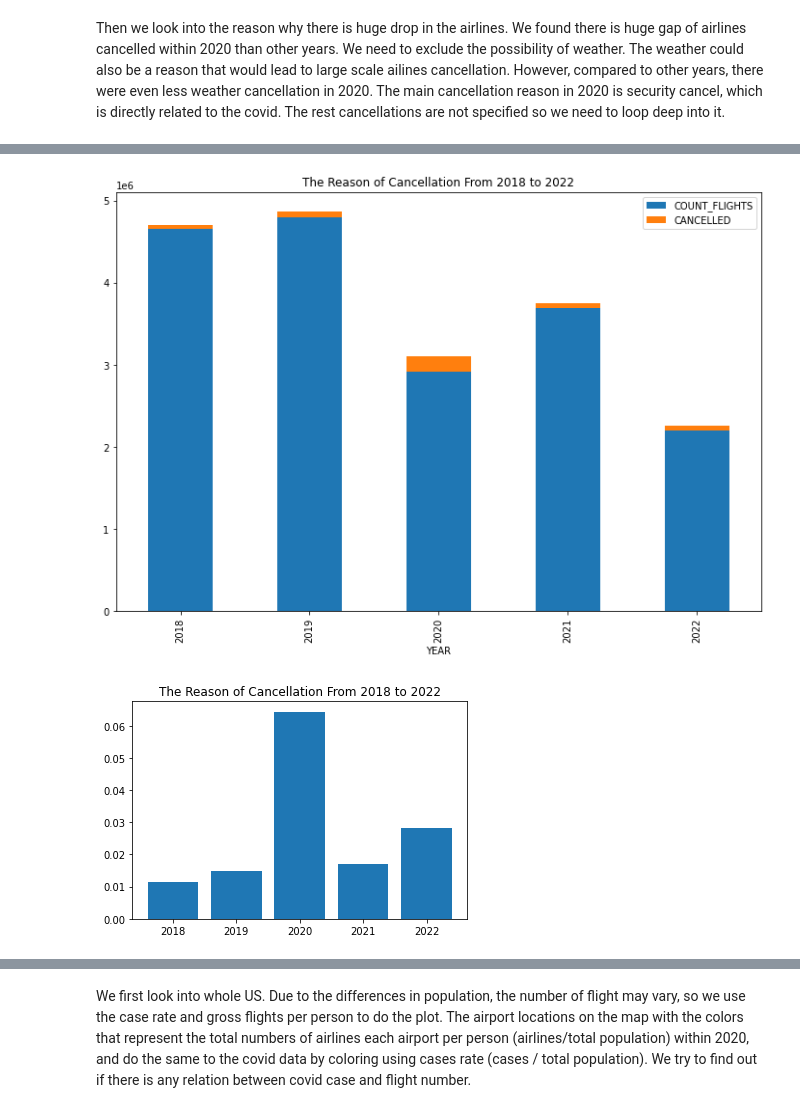
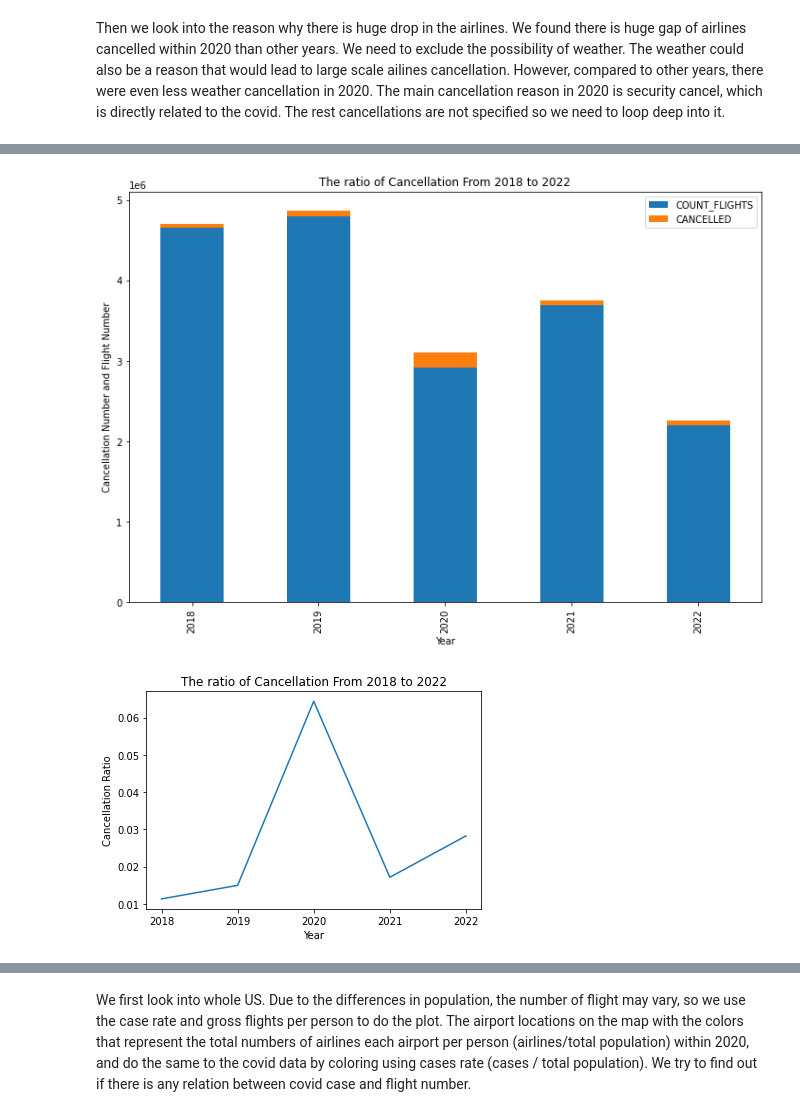
Before and after one commit to Haoj1/Big-Data-Econ-Analysis, a Jupyter notebook: Data_Analysis.ipynb, the cells around one changed output, grey strips where cells are left out. Drawn from its saved outputs; the diff is of its cells as text; code cells hidden in the pictures.

```diff
--- a/Data_Analysis.ipynb
+++ b/Data_Analysis.ipynb
@@ -80,24 +81,30 @@ grouped = airline_gdf.groupby(["YEAR"]).sum()[["COUNT_FLIGHTS","CANCELLED"]]
 # Plot the data as a bar plot
 ax = grouped.plot.bar(stacked=True, figsize=(12, 8))
 plt.title("The ratio of Cancellation From 2018 to 2022")
+plt.ylabel("Cancellation Number and Flight Number")
+plt.xlabel("Year")
 # Show the plot
 plt.show()
 # %% [output]
-[figure, old version]
+[figure, new version]
 # %%
 grouped = airline_gdf.groupby(["YEAR"]).sum()[["COUNT_FLIGHTS","CANCELLED"]]
 grouped["CANCELLATION_RATIO"] = grouped["CANCELLED"] / grouped["COUNT_FLIGHTS"]
 
 grouped["CANCELLATION_RATIO"] = grouped["CANCELLED"] / grouped["COUNT_FLIGHTS"]
 
-# Plot the bar chart
-plt.bar(grouped.index, grouped["CANCELLATION_RATIO"])
+grouped.index = grouped.index.astype(int)
 
+# Plot the line chart
+plt.plot(grouped.index, grouped["CANCELLATION_RATIO"])
+plt.ylabel("Cancellation Ratio")
+plt.xlabel("Year")
 plt.title( "The ratio of Cancellation From 2018 to 2022")
+plt.xticks(grouped.index.astype(int))
 # Show the plot
 plt.show()
 # %% [output]
-[figure, old version]
+[figure, new version]
 # %%
 covid_airline_df = pd.read_csv('dataset/covid_airline.csv')
 covid_airline_df
```
Also changed, not shown: parts of 1 cell of this notebook.
